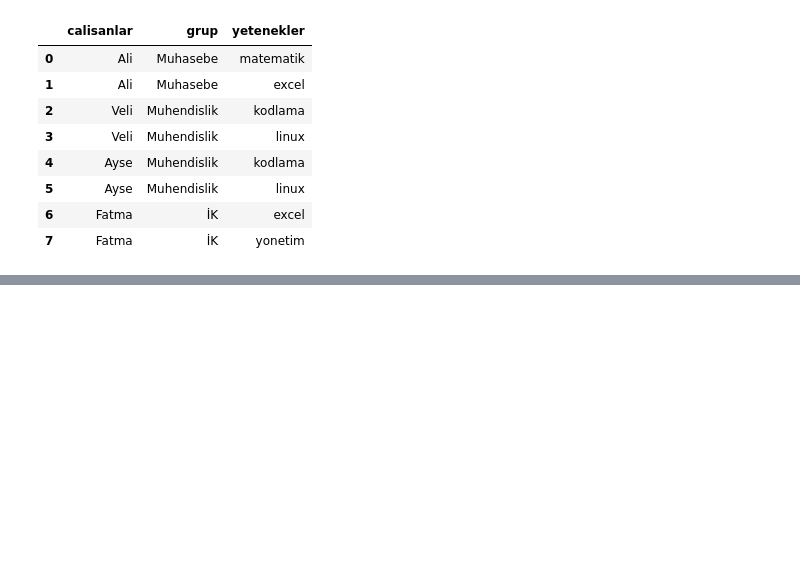
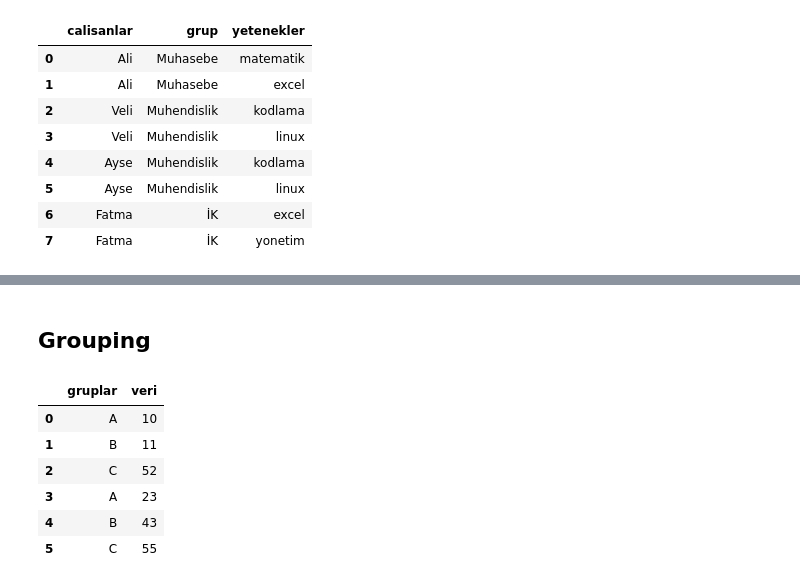
Before and after one commit to qraxiss/learning-data-science, a Jupyter notebook: basic-data-manipulations/pandas.ipynb, the cells around one changed output, grey strips where cells are left out. Cells and saved outputs as stored; diff of their text form; code cells hidden in the pictures; blank space fills up the shorter version.

Commit message:
Grouping

```diff
--- a/basic-data-manipulations/pandas.ipynb
+++ b/basic-data-manipulations/pandas.ipynb
@@ -296,0 +322,14 @@ pd.merge(df1, df5)
+# %% [markdown]
+## Grouping
+# %%
+df = pd.DataFrame({'gruplar': ['A', 'B', 'C', 'A', 'B', 'C'],
+                   'veri': [10,11,52,23,43,55]}, columns=['gruplar', 'veri'])
+df
+# %% [output]
+|  | gruplar | veri |
+| 0 | A | 10 |
+| 1 | B | 11 |
+| 2 | C | 52 |
+| 3 | A | 23 |
+| 4 | B | 43 |
+| 5 | C | 55 |
```
Also changed, not shown: parts of 7 cells of this notebook.
